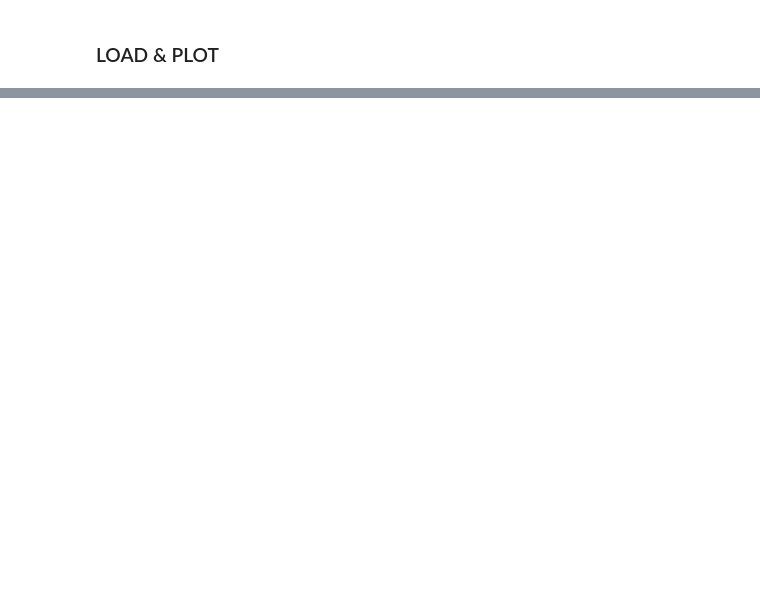
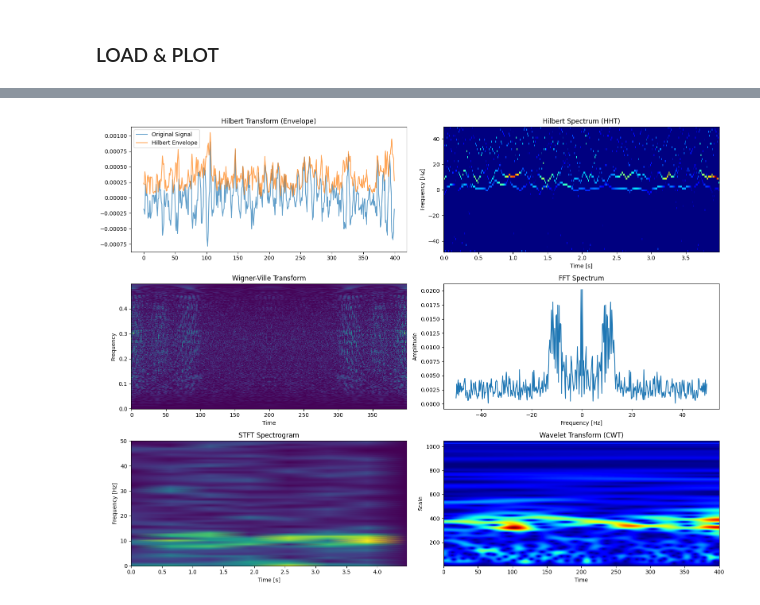
Before and after one commit to HGrayston/TTK7, a Jupyter notebook: nb.ipynb, the cells around one changed output, grey strips where cells are left out. Saved outputs shown, nothing was run; the diff lists cells and outputs as text; code cells hidden in the pictures; blank space fills up the shorter version.

```diff
--- a/nb.ipynb
+++ b/nb.ipynb
@@ -20,0 +33,16 @@ plt.show()
+# %%
+# Add white noise
+noise = np.random.normal(0,signal.max()/10,len(signal))
+noisy_signal = signal + noise
+
+ht_noisy   = analyzer.hilbert_transform(noisy_signal, fs=100.0, n_bins=64)
+wvt_noisy  = analyzer.wvt_transform(noisy_signal)
+fft_noisy  = analyzer.fft_transform(noisy_signal, fs=100.0)
+stft_noisy = analyzer.stft_transform(noisy_signal, fs=100.0, nperseg=128)
+cwt_noisy  = analyzer.wt_transform(noisy_signal, wavelet='morlet', fs=100.0)
+results_noisy = [
+    ht_noisy,wvt_noisy,fft_noisy,stft_noisy,cwt_noisy
+]
+analyzer.plot_all(noisy_signal, results_noisy, width=16, height=12)
+# %% [output]
+[figure, added]
```
Also changed, not shown: parts of 8 cells of this notebook, 4 other files.
